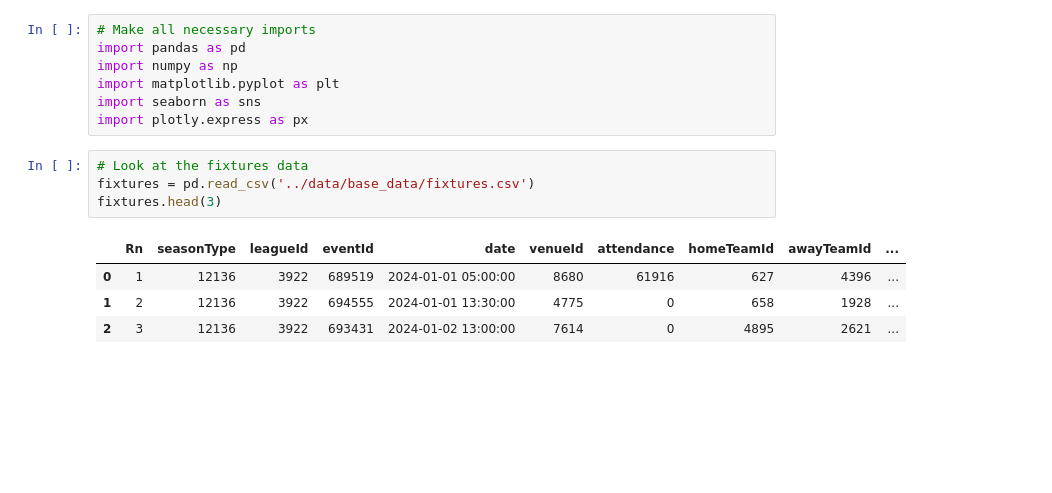
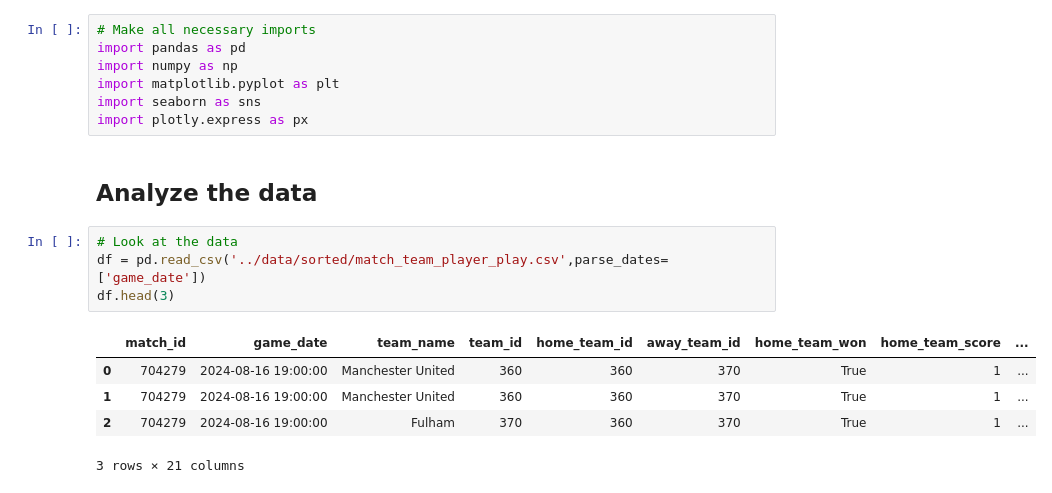
Before and after one commit to vickbarca11/epl_goals_scored_analysis, a Jupyter notebook: notebooks/data_analysis.ipynb, the cells around one changed output. Drawn from its saved outputs; the diff is of its cells as text; blank space fills up the shorter version.

Commit message:
started analysis.
utilizing the dataset broken down by epl match dates and players. Especially looking at goals

```diff
--- a/notebooks/data_analysis.ipynb
+++ b/notebooks/data_analysis.ipynb
@@ -5,12 +5,15 @@ import numpy as np
 import matplotlib.pyplot as plt
 import seaborn as sns
 import plotly.express as px
+# %% [markdown]
+## Analyze the data
 # %%
-# Look at the fixtures data
-fixtures = pd.read_csv('../data/base_data/fixtures.csv')
-fixtures.head(3)
+# Look at the data
+df = pd.read_csv('../data/sorted/match_team_player_play.csv',parse_dates=['game_date'])
+df.head(3)
 # %% [output]
-|  | Rn | seasonType | leagueId | eventId | date | venueId | attendance | homeTeamId | awayTeamId | ... |
-| 0 | 1 | 12136 | 3922 | 689519 | 2024-01-01 05:00:00 | 8680 | 61916 | 627 | 4396 | ... |
-| 1 | 2 | 12136 | 3922 | 694555 | 2024-01-01 13:30:00 | 4775 | 0 | 658 | 1928 | ... |
-| 2 | 3 | 12136 | 3922 | 693431 | 2024-01-02 13:00:00 | 7614 | 0 | 4895 | 2621 | ... |
+|  | match_id | game_date | team_name | team_id | home_team_id | away_team_id | home_team_won | home_team_score | ... |
+| 0 | 704279 | 2024-08-16 19:00:00 | Manchester United | 360 | 360 | 370 | True | 1 | ... |
+| 1 | 704279 | 2024-08-16 19:00:00 | Manchester United | 360 | 360 | 370 | True | 1 | ... |
+| 2 | 704279 | 2024-08-16 19:00:00 | Fulham | 370 | 360 | 370 | True | 1 | ... |
+3 rows × 21 columns
```
Also changed, not shown: parts of 26 cells of this notebook, 7 other files.
